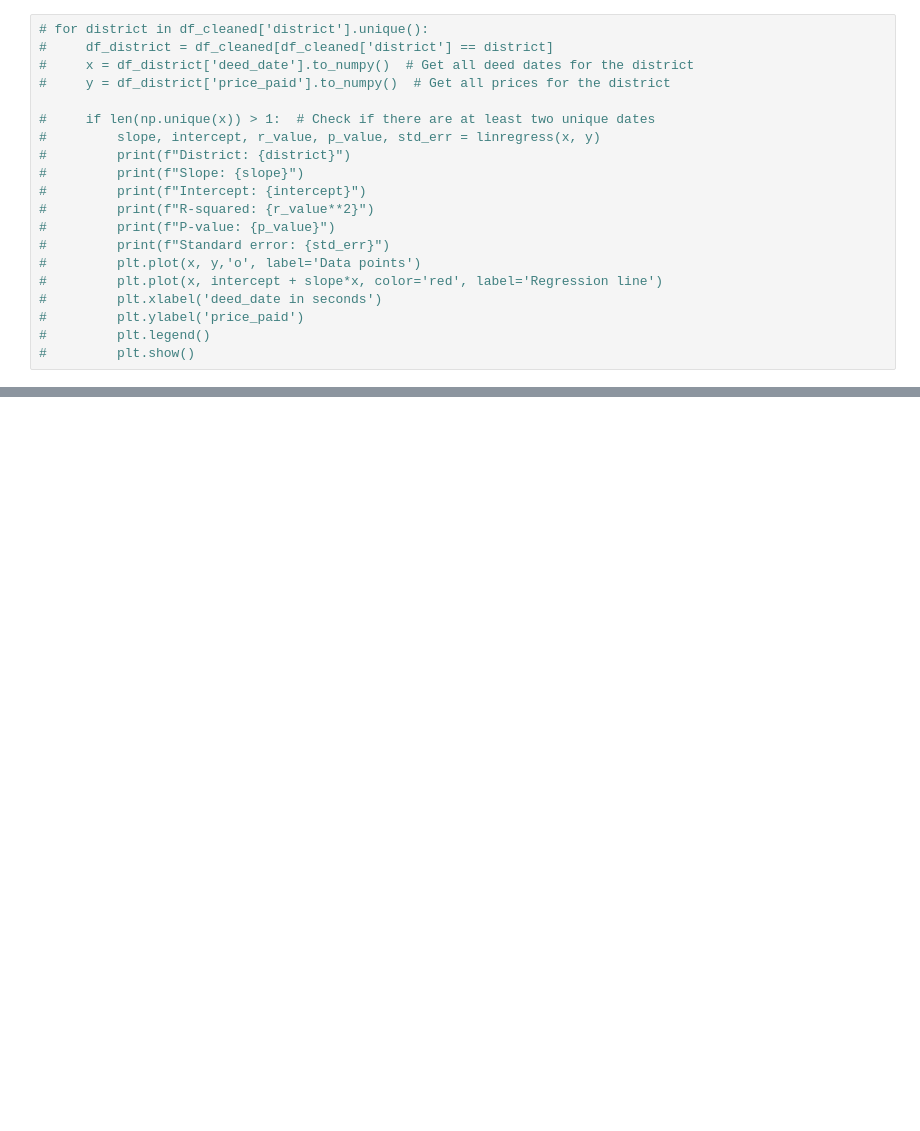
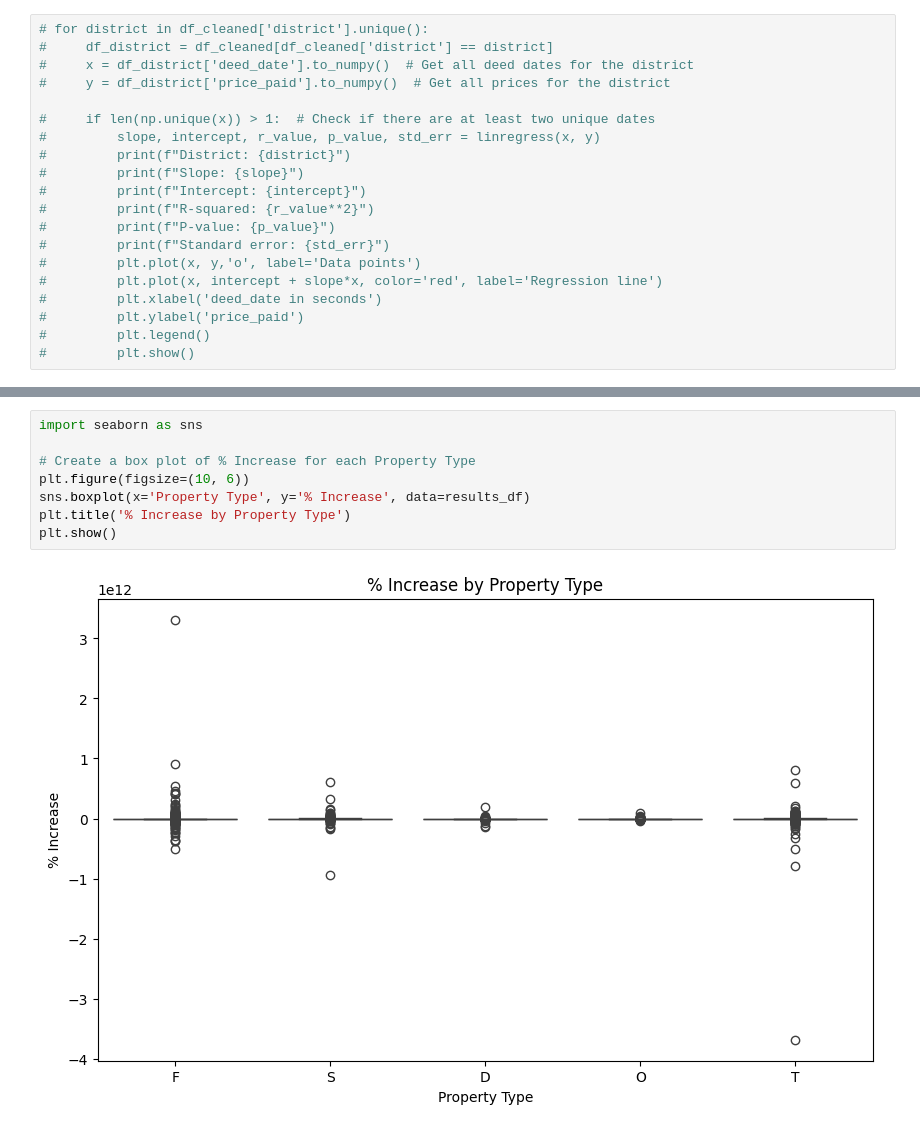
Before and after one commit to Ajeyanth/HousePrices, a Jupyter notebook: HousesPrices.ipynb, the cells around one changed output, grey strips where cells are left out. Drawn from its saved outputs; the diff is of its cells as text; blank space fills up the shorter version.

```diff
--- a/HousesPrices.ipynb
+++ b/HousesPrices.ipynb
@@ -229,0 +323,10 @@ for district in df_cleaned['district'].unique():
+# %%
+import seaborn as sns
+
+# Create a box plot of % Increase for each Property Type
+plt.figure(figsize=(10, 6))
+sns.boxplot(x='Property Type', y='% Increase', data=results_df)
+plt.title('% Increase by Property Type')
+plt.show()
+# %% [output]
+[figure, added]
```
Also changed, not shown: parts of 7 cells of this notebook.
